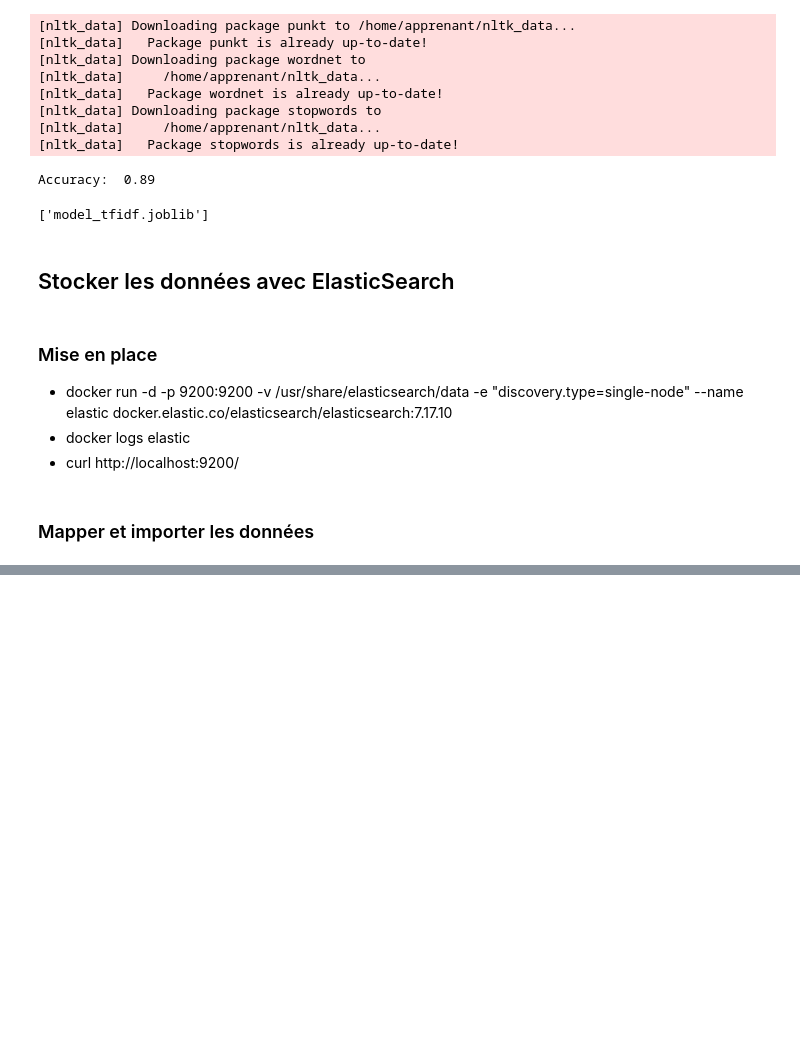
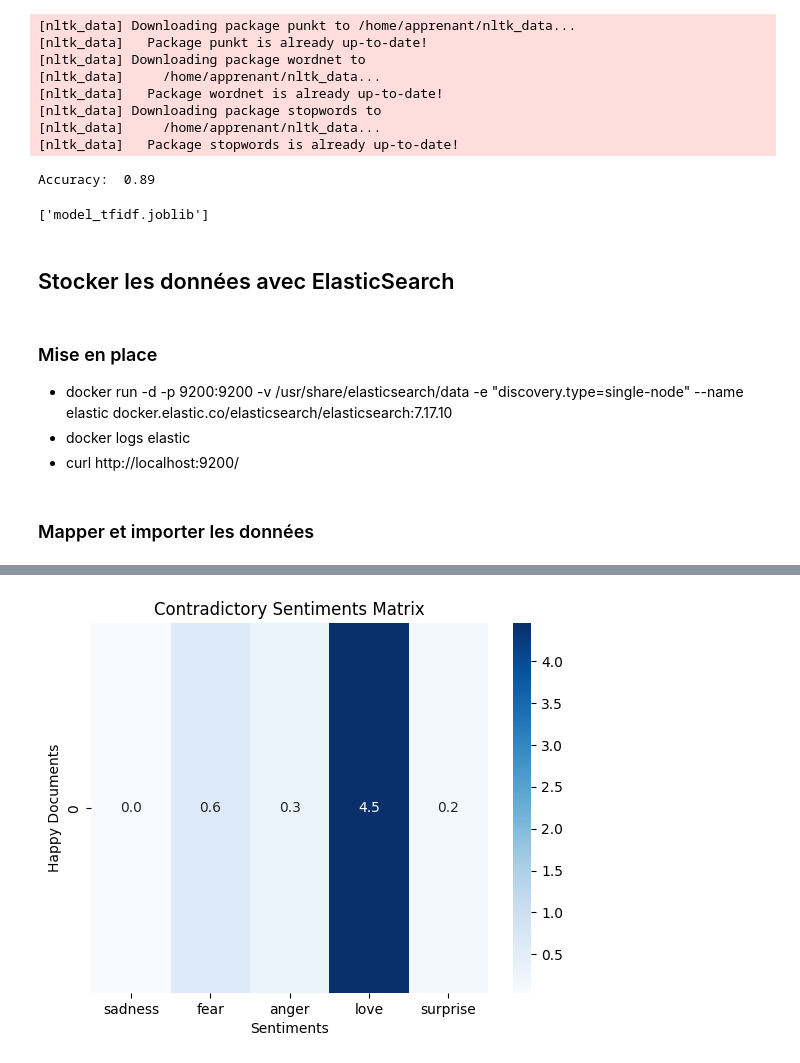
Before and after one commit to ForskyOnly/NLP, a Jupyter notebook: analysis.ipynb, the cells around one changed output, grey strips where cells are left out. Saved outputs shown, nothing was run; the diff lists cells and outputs as text; code cells hidden in the pictures; blank space fills up the shorter version.

```diff
--- a/analysis.ipynb
+++ b/analysis.ipynb
@@ -238,20 +252,20 @@ from datetime import datetime
 from faker import Faker
 from elasticsearch import Elasticsearch
 
+
 model = joblib.load('model_tfidf.joblib')
-
 fake = Faker()
 es = Elasticsearch(hosts=["http://localhost:9200"])
 
 mapping = {
     "mappings": {
         "properties": {
-            "patient_lastname": {"type": "keyword"},
-            "patient_firstname": {"type": "keyword"},
+            "patient_lastname": {"type": "mot_cle"},
+            "patient_firstname": {"type": "mot_cle"},
             "text": {"type": "text", "analyzer": "standard"},
             "date": {"type": "date"},
             "patient_left": {"type": "boolean"},
-            "emotion": {"type": "keyword"},
+            "emotion": {"type": "mot_cle"},
             "confidence": {"type": "float"}
         }
     }
@@ -259,10 +273,12 @@ mapping = {
 
 es.indices.create(index="notes", body=mapping)
 
-for _ in range(21456):
+csv_df = pd.read_csv('Emotion_final.csv')
+
+for i in range(csv_df.shape[0]):
     patient_lastname = fake.last_name()
     patient_firstname = fake.first_name()
-    text = fake.text()
+    text = csv_df['Text'].iloc[i]
     date = fake.date_between(start_date='-1y', end_date='today')
     patient_left = fake.boolean()
 
@@ -284,0 +324,45 @@ for _ in range(21456):
+# %%
+reponse = es.search(
+    index="notes",
+    body={
+        "query": {
+            "match": {
+                "emotion": "happy"
+            }
+        },
+        "size": 100
+    },
+    scroll="2m"
+)
+
+# Récupérer l'ID du défilement initial
+scroll_id = reponse["_scroll_id"]
+
+happy_documents = [hit["_source"]["text"] for hit in reponse["hits"]["hits"]]
+
+while len(reponse["hits"]["hits"]) > 0:
+    reponse = es.scroll(
+        scroll_id=scroll_id,
+        scroll="2m"
+    )
+    happy_documents += [hit["_source"]["text"] for hit in reponse["hits"]["hits"]]
+
+mot_cles = ["sadness", "fear", "anger", "love", "surprise"]
+
+nb_mots_cle = {}
+for mot_cle in mot_cles:
+    compte = sum(mot_cle.lower() in document.lower() for document in happy_documents)
+    nb_mots_cle[mot_cle] = compte
+
+total_documents = len(happy_documents)
+mot_cle_percentages = {mot_cle: (compte / total_documents) * 100 for mot_cle, compte in nb_mots_cle.items()}
+
+data = [[mot_cle_percentages[mot_cle] for mot_cle in mot_cles]]
+
+sns.heatmap(data, cmap="Blues", annot=True, fmt=".1f", xticklabels=mot_cles)
+plt.title("Contradictory Sentiments Matrix")
+plt.xlabel("Sentiments")
+plt.ylabel("Happy Documents")
+plt.show()
+# %% [output]
+[figure, added]
```
Also changed, not shown: parts of 5 cells of this notebook, 1 other file.
